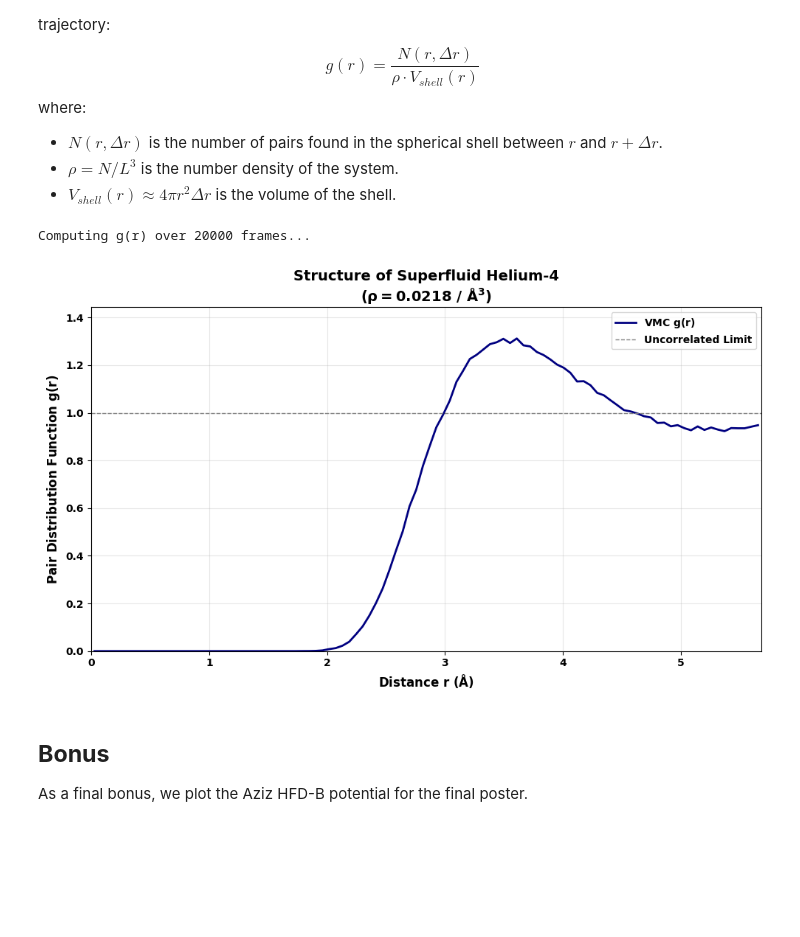
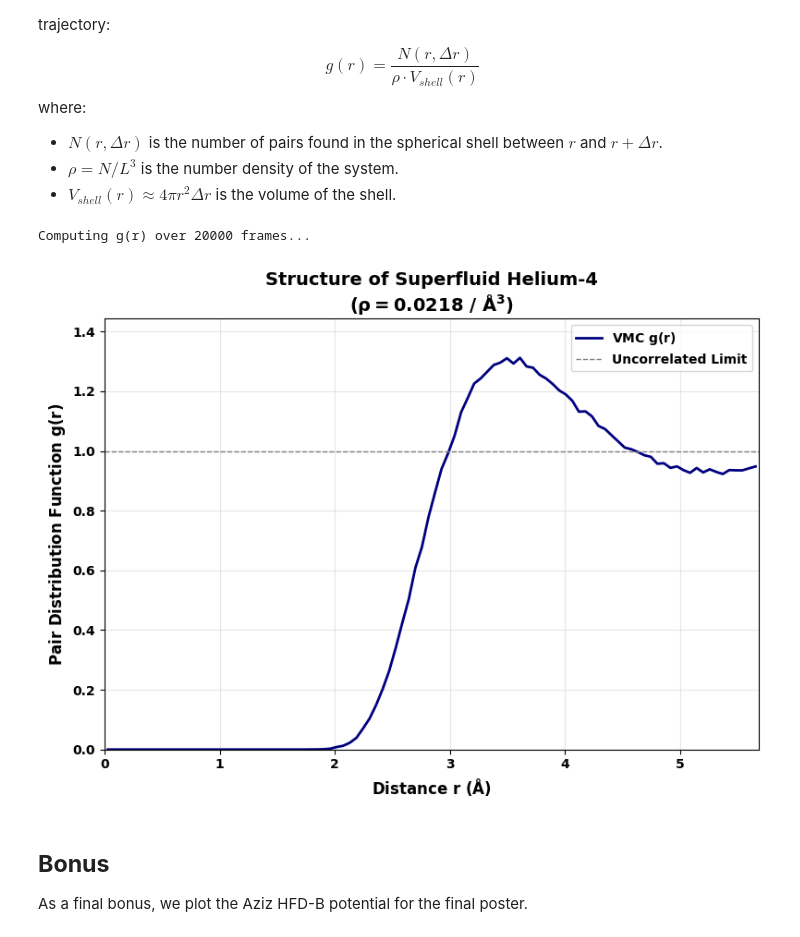
Before and after one commit to jmarquezol/QuantumMaster, a Jupyter notebook: QMC/QMCProject.ipynb, the cells around one changed output. Cells and saved outputs as stored; diff of their text form; code cells hidden in the pictures; blank space fills up the shorter version.

```diff
--- a/QMC/QMCProject.ipynb
+++ b/QMC/QMCProject.ipynb
@@ -641,31 +641,31 @@ def compute_gr(x_history, L, N, n_bins=100):
 # %%
 L_BOX = (N_PARTICLES / RHO_HE)**(1.0/3.0)
 
 print(f"Computing g(r) over {len(final_positions)} frames...")
 r_bins, gr_values = compute_gr(final_positions, L_BOX, N_PARTICLES, n_bins=100)
 
-plt.figure(figsize=(10, 6))
+plt.figure(figsize=(8, 6))
 
 # Main Plot
 plt.plot(r_bins, gr_values, color='navy', linewidth=2, label='VMC $g(r)$')
 
 # Guide (Ideal Gas = 1.0)
 plt.axhline(1.0, color='gray', linestyle='--', linewidth=1, label='Uncorrelated Limit')
 
 # Formatting
 plt.xlabel('Distance $r$ (Å)', fontsize=12)
 plt.ylabel('Pair Distribution Function $g(r)$', fontsize=12)
 plt.title(f'Structure of Superfluid Helium-4\n($\\rho = {RHO_HE}$ / Å$^{3}$)', fontsize=14)
 plt.legend()
 plt.grid(True, alpha=0.3)
 plt.xlim(0, L_BOX/2.0)
 plt.ylim(0, max(gr_values)*1.1)
 
 plt.tight_layout()
 plt.show()
 # %% [output]
 Computing g(r) over 20000 frames...
-[figure, old version]
+[figure, new version]
 # %% [markdown]
 ## **Bonus**
 
```
Also changed, not shown: parts of 2 cells of this notebook.
